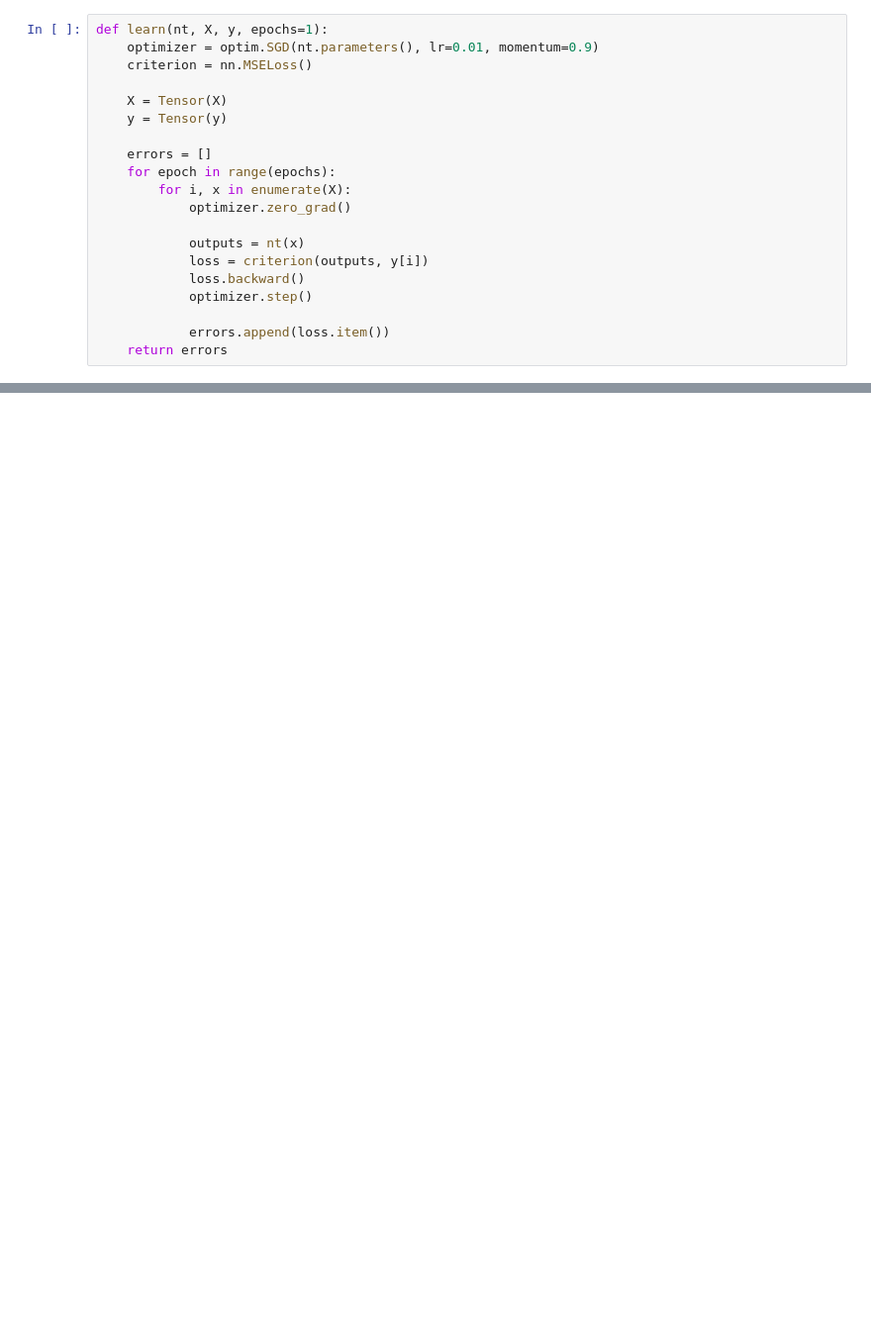
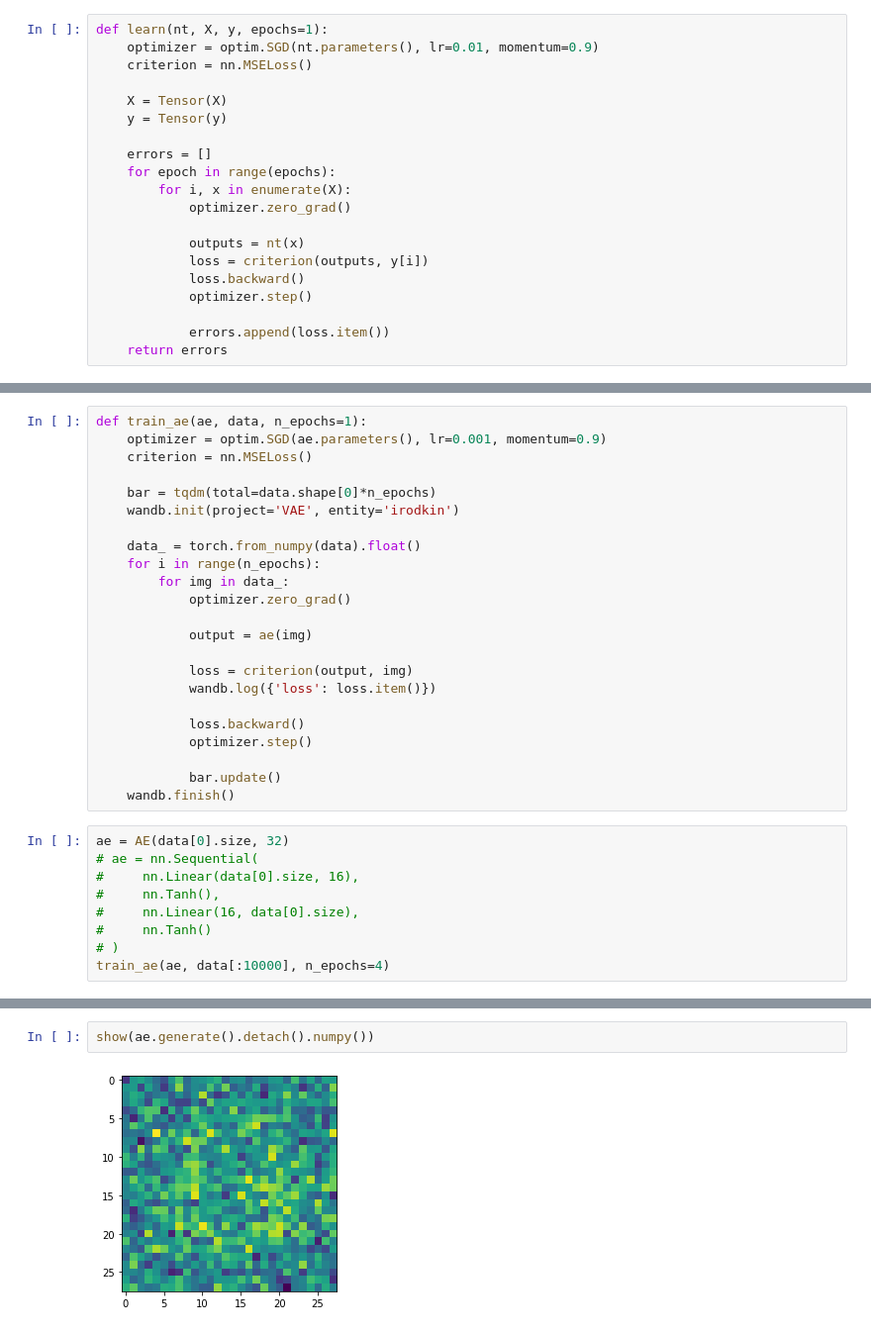
Before and after one commit to RodkinIvan/experiments, a Jupyter notebook: VAE/vae_test.ipynb, the cells around one changed output, grey strips where cells are left out. Shown at 99% size. Saved outputs shown, nothing was run; the diff lists cells and outputs as text; blank space fills up the shorter version.

```diff
--- a/VAE/vae_test.ipynb
+++ b/VAE/vae_test.ipynb
@@ -72,0 +115,32 @@ plt.plot(range(len(errors)), errors)
+# %%
+def train_ae(ae, data, n_epochs=1):
+    optimizer = optim.SGD(ae.parameters(), lr=0.001, momentum=0.9)
+    criterion = nn.MSELoss()
+
+    bar = tqdm(total=data.shape[0]*n_epochs)
+    wandb.init(project='VAE', entity='irodkin')
+
+    data_ = torch.from_numpy(data).float()
+    for i in range(n_epochs):
+        for img in data_:
+            optimizer.zero_grad()
+
+            output = ae(img)
+
+            loss = criterion(output, img)
+            wandb.log({'loss': loss.item()})
+
+            loss.backward()
+            optimizer.step()
+
+            bar.update()
+    wandb.finish()
+# %%
+ae = AE(data[0].size, 32)
+# ae = nn.Sequential(
+#     nn.Linear(data[0].size, 16),
+#     nn.Tanh(),
+#     nn.Linear(16, data[0].size),
+#     nn.Tanh()
+# )
+train_ae(ae, data[:10000], n_epochs=4)
@@ -72,0 +160,4 @@ plt.plot(range(len(errors)), errors)
+# %%
+show(ae.generate().detach().numpy())
+# %% [output]
+[figure, added]
```
Also changed, not shown: parts of 10 cells of this notebook.
